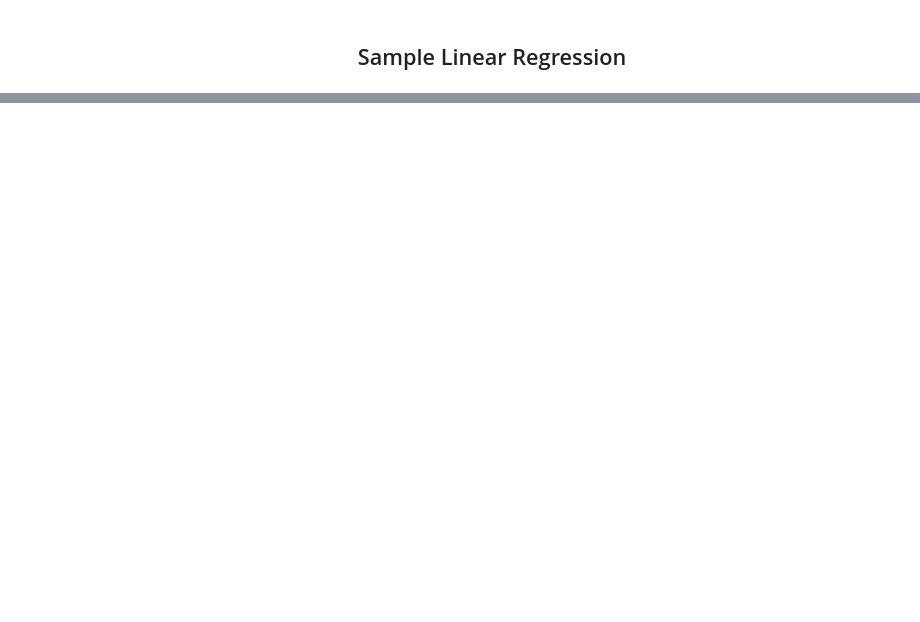
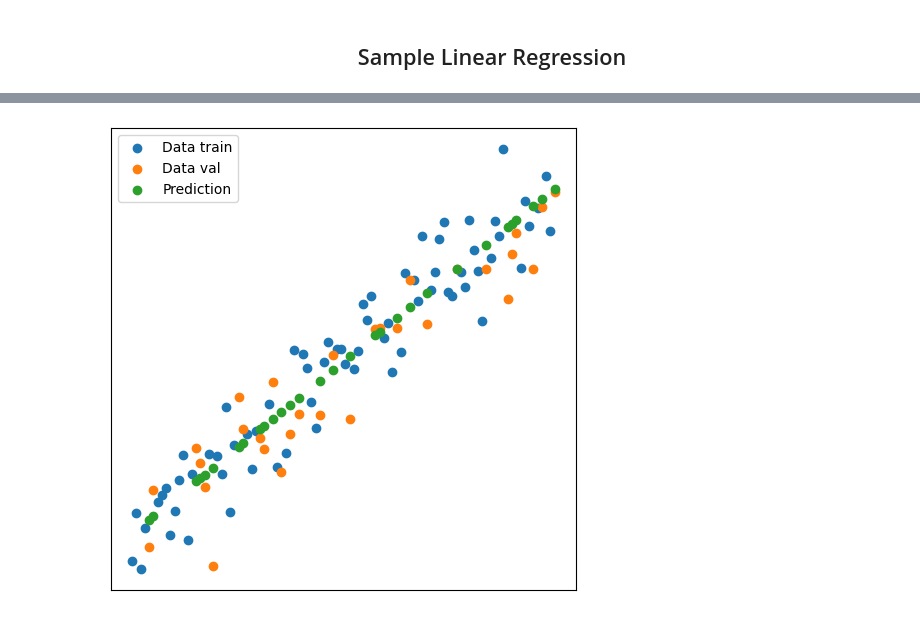
Before and after one commit to nguynlb/DataScience, a Jupyter notebook: Pytorch/Sample Linear Regression.ipynb, the cells around one changed output, grey strips where cells are left out. Cells and saved outputs as stored; diff of their text form; code cells hidden in the pictures; blank space fills up the shorter version.

```diff
--- a/Pytorch/Sample Linear Regression.ipynb
+++ b/Pytorch/Sample Linear Regression.ipynb
@@ -58,0 +95,5 @@ class LinearRegression(nn.Module):
+# %%
+loss_fn = nn.L1Loss()
+
+optimizer = torch.optim.SGD(model_0.parameters(),
+                        lr = .01)
@@ -58,0 +104,33 @@ class LinearRegression(nn.Module):
+# %%
+training_losses = []
+test_losses = []
+
+def training_loop(model, X, y, X_val, y_val, loss_fn, optimizer, epochs = 100):
+
+    for epoch in range(epochs):
+        # Training mode
+        model.train()
+
+        y_pred = model(X)
+
+        loss = loss_fn(y_pred, y)
+
+        optimizer.zero_grad()
+
+        loss.backward()
+
+        optimizer.step()
+
+        # Test mode
+        model.eval()
+        with torch.inference_mode():
+            test_pred = model(X_val)
+            test_loss = loss_fn(test_pred, y_val)
+
+            training_losses.append(loss.item())
+            test_losses.append(test_loss.item())
+
+        if epoch % 10 == 0:
+            print(f"Evaluation | Training loss: {loss:.2f} | Test loss: {test_loss:.2f}")
+
+training_loop(model_0, X_train, y_train, X_val, y_val, loss_fn, optimizer)
@@ -58,0 +148,7 @@ class LinearRegression(nn.Module):
+# %%
+with torch.inference_mode():
+    y_pred = model_0(X_val)
+
+plot_data(prediction=y_pred.detach().numpy())
+# %% [output]
+[figure, added]
```
Also changed, not shown: parts of 16 cells of this notebook, 1 other file.
